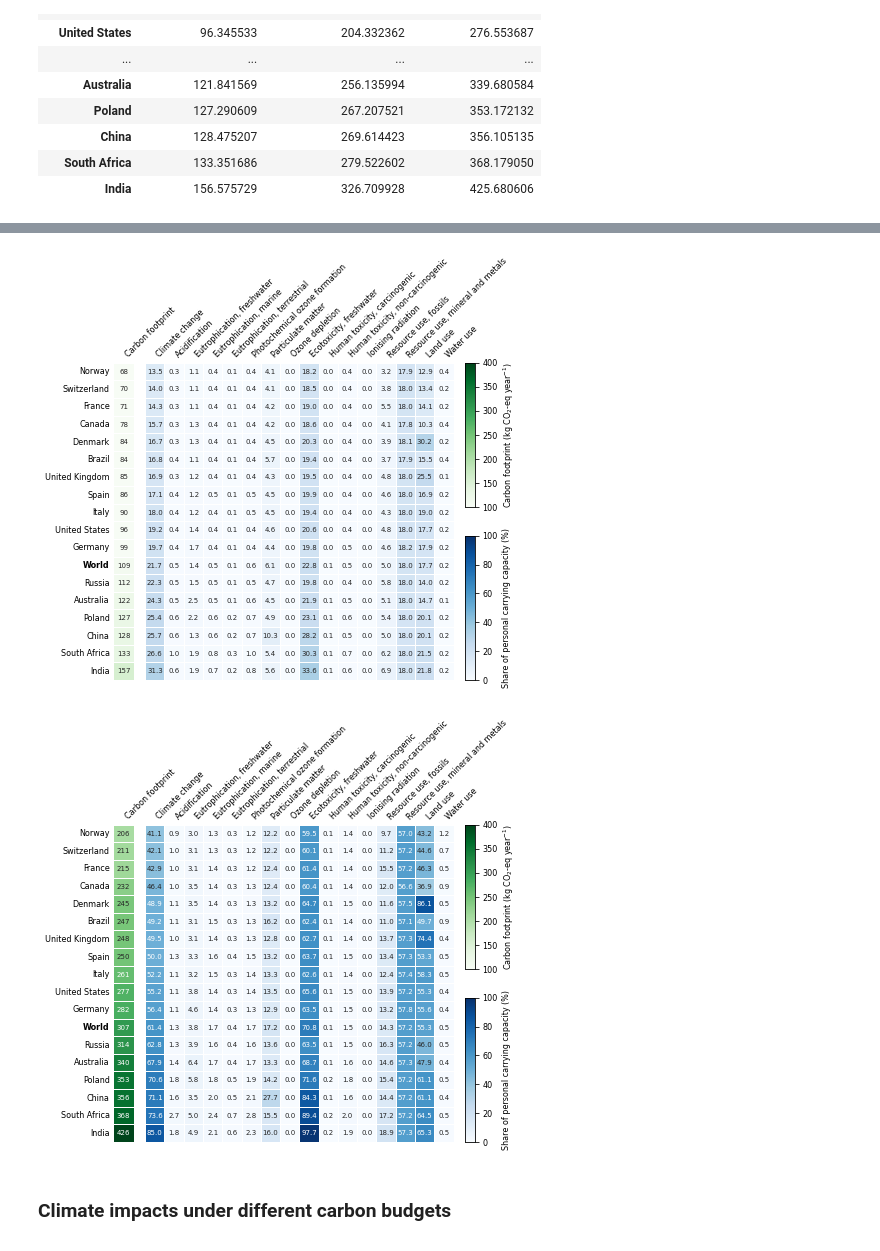
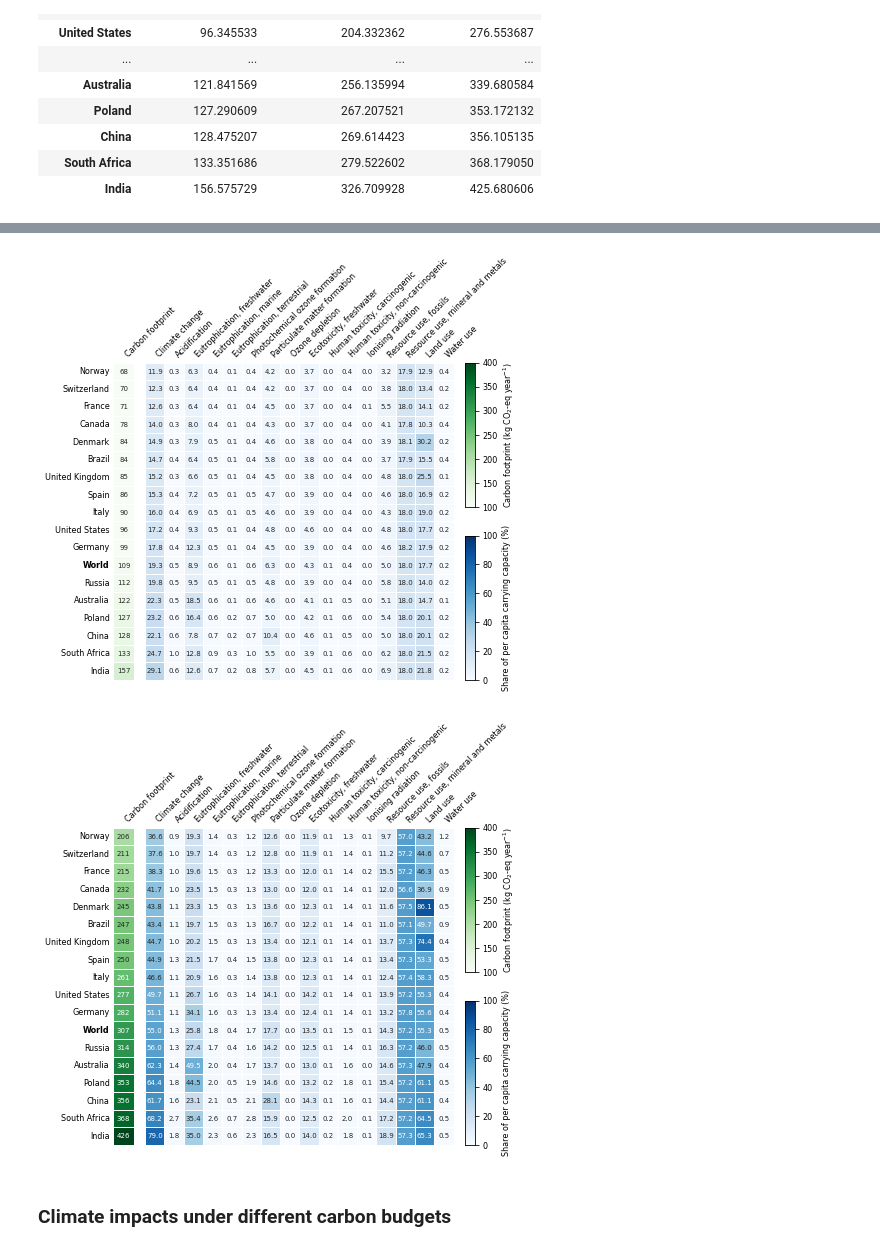
Before and after one commit to robyistrate/internet-environmental-footprint, a Jupyter notebook: notebooks/02_LCA_results_analysis.ipynb, the cells around one changed output, grey strips where cells are left out. Drawn from its saved outputs; the diff is of its cells as text; code cells hidden in the pictures.

```diff
--- a/notebooks/02_LCA_results_analysis.ipynb
+++ b/notebooks/02_LCA_results_analysis.ipynb
@@ -132,9 +129,9 @@ EF_PB_current = impacts_contribution_to_PBs(USERS, LOCATIONS, EF_LCIA_current, E
 # %%
 carbon_footprint_loc = {}
-for user in EF_LCIA_current:
+for user in LCIA_current:
     carbon_footprint_loc[user] = {}
-    for loc in EF_LCIA_current[user]:
-        carbon_footprint_loc[user].update({loc: EF_LCIA_current[user][loc]['Climate change']})
+    for loc in LCIA_current[user]:
+        carbon_footprint_loc[user].update({loc: LCIA_current[user][loc]['Carbon footprint']})
 
 carbon_footprint_loc_df = pd.DataFrame(carbon_footprint_loc)
 carbon_footprint_loc_df.sort_values('Medium technology user')
@@ -184,0 +158,8 @@ EF_PB_medium
+# %%
+CARRYING_CAPACITY_current = impacts_vs_carrying_capacity(USERS, LOCATIONS, LCIA_current, carrying_capacity_per_capita['carrying_capacity_2020'])
+# %%
+CARRYING_CAPACITY_low = pd.DataFrame(CARRYING_CAPACITY_current['Low technology user'])
+CARRYING_CAPACITY_medium = pd.DataFrame(CARRYING_CAPACITY_current['Medium technology user'])
+CARRYING_CAPACITY_high = pd.DataFrame(CARRYING_CAPACITY_current['High technology user'])
+
+CARRYING_CAPACITY_medium
@@ -189,12 +188,13 @@ def pb_share_fig(user, carbon_footprint, user_pb, fig_name):
                                    figsize=(fig_length[2]*0.9, fig_height*0.6),
                                    gridspec_kw={'width_ratios': [0.2, 3, 0.1]})
 
-    sns.heatmap(ax=axs['CF'], data=carbon_footprint[[user]].sort_values(user), cmap="Greens", vmin=100, vmax=400,
+    cf_df_plot = carbon_footprint[[user]].sort_values(user)
+    sns.heatmap(ax=axs['CF'], data=cf_df_plot, cmap="Greens", vmin=100, vmax=400,
                 annot=True, fmt='.0f', annot_kws={"size": 7}, xticklabels=True, yticklabels=True, linewidths=0.8, linecolor='white',
                 cbar=True, cbar_ax=axs['CF_legend'])
 
-    df_plot = user_pb.T.sort_values('Climate change')
-    sns.heatmap(ax=axs['PB'], data=df_plot, cmap="Blues", vmin=0, vmax=100, annot=True, fmt='.1f', annot_kws={"size": 7},
+    pb_df_plot = user_pb.T.loc[list(cf_df_plot.index)]
+    sns.heatmap(ax=axs['PB'], data=pb_df_plot, cmap="Blues", vmin=0, vmax=100, annot=True, fmt='.1f', annot_kws={"size": 7},
                 xticklabels=True, yticklabels=True, linewidths=0.8, linecolor='white', cbar=True, cbar_ax=axs['PB_legend'])
 
     for lab, annot in zip(axs['CF'].get_yticklabels(), axs['CF'].texts):
@@ -207,7 +207,7 @@ def pb_share_fig(user, carbon_footprint, user_pb, fig_name):
 
     axs['PB'].set_yticklabels('')
     axs['CF'].set_xticklabels(['Carbon footprint'], rotation = 45, ha="left", fontsize=fontsize_axs)
-    axs['PB'].set_xticklabels(list(df_plot.columns), rotation = 45, ha="left", fontsize=fontsize_axs)
+    axs['PB'].set_xticklabels(list(pb_df_plot.columns), rotation = 45, ha="left", fontsize=fontsize_axs)
 
     for col in ['CF', 'PB']:
         axs[col].xaxis.tick_top()
@@ -220,7 +220,7 @@ def pb_share_fig(user, carbon_footprint, user_pb, fig_name):
         axs[col].tick_params(axis='y', which='major', direction='out', length=4, labelsize=fontsize_axs)
 
     axs['CF_legend'].set_ylabel('Carbon footprint (kg CO$_2$-eq year$^{-1}$)', fontsize=fontsize_label)
-    axs['PB_legend'].set_ylabel('Share of personal carrying capacity (%)', fontsize=fontsize_label)
+    axs['PB_legend'].set_ylabel('Share of per capita carrying capacity (%)', fontsize=fontsize_label)
 
     fig.subplots_adjust(wspace=0.1)
     plt.savefig(Path(str(r"..\reports\submission") + f"/{fig_name}"), dpi=600, bbox_inches='tight')
@@ -235,17 +235,17 @@ fig, axs = pb_share_fig(user, carbon_footprint_loc_df, user_pb, fig_name)
 # %%
 user = 'Low technology user'
-user_pb = EF_PB_low
+user_pb = CARRYING_CAPACITY_low
 fig_name = 'SI_Results_low_technology_user.jpg'
 fig, axs = pb_share_fig(user, carbon_footprint_loc_df, user_pb, fig_name)
 # %% [output]
-[figure, old version]
+[figure, new version]
 # %%
 user = 'High technology user'
-user_pb = EF_PB_high
+user_pb = CARRYING_CAPACITY_high
 fig_name = 'SI_Results_high_technology_user.jpg'
 fig, axs = pb_share_fig(user, carbon_footprint_loc_df, user_pb, fig_name)
 # %% [output]
-[figure, old version]
+[figure, new version]
 # %% [markdown]
 ### Climate impacts under different carbon budgets
 # %%
```
Also changed, not shown: parts of 53 cells of this notebook.
